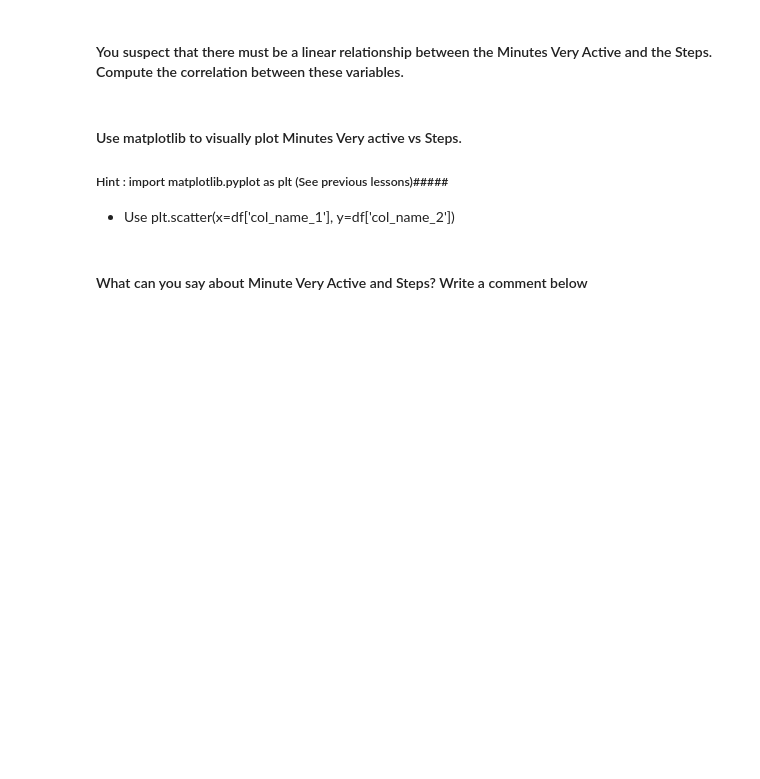
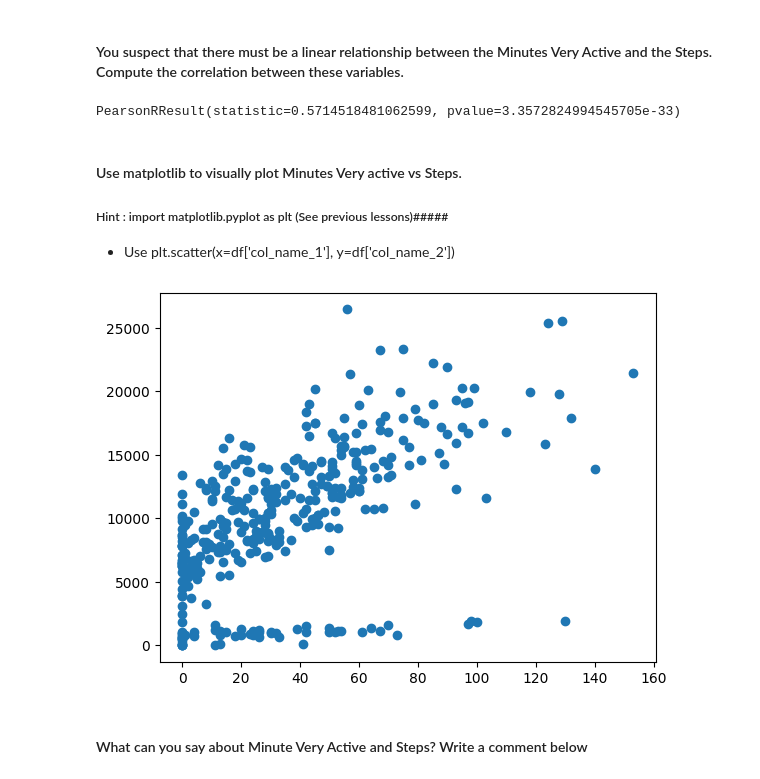
Before and after one commit to Ironhack-Data-Madrid-Abril-2023/5.1-lab_pivot_table_and_correlation, a Jupyter notebook: your_code/main.ipynb, the cells around one changed output. Drawn from its saved outputs; the diff is of its cells as text; code cells hidden in the pictures; blank space fills up the shorter version.

```diff
--- a/your_code/main.ipynb
+++ b/your_code/main.ipynb
@@ -105,6 +163,7 @@ employee.pivot_table(index=["Title"], values= ["Salary"], columns=["Department"]
 #### Open the ` Fitbit.csv` file and name your dataset `fitbit`
 # %%
 # your answer here
+fitbit=pd.read_csv('Fitbit.csv')
 # %% [markdown]
 #### Explore you dataset in terms of data types and descriptive statistics
 #### *Hint: Use Pandas functions from previous lectures*
@@ -116,6 +210,9 @@ employee.pivot_table(index=["Title"], values= ["Salary"], columns=["Department"]
 #### You suspect that there must be a linear relationship between the Minutes Very Active and the Steps. Compute the correlation between these variables.
 # %%
 # your answer here
+st.pearsonr(fitbit['Minutes Very Active'], fitbit['Steps'])
+# %% [output]
+PearsonRResult(statistic=0.5714518481062599, pvalue=3.3572824994545705e-33)
 # %% [markdown]
 #### Use matplotlib to visually plot Minutes Very active vs Steps.
 
@@ -126,2 +221,7 @@ employee.pivot_table(index=["Title"], values= ["Salary"], columns=["Department"]
+# %%
+# your answer here
+plt.scatter(x=fitbit['Minutes Very Active'], y=fitbit['Steps']);
+# %% [output]
+[figure, added]
 # %% [markdown]
 #### What can you say about Minute Very Active and Steps? Write a comment below
```
Also changed, not shown: parts of 37 cells of this notebook.
